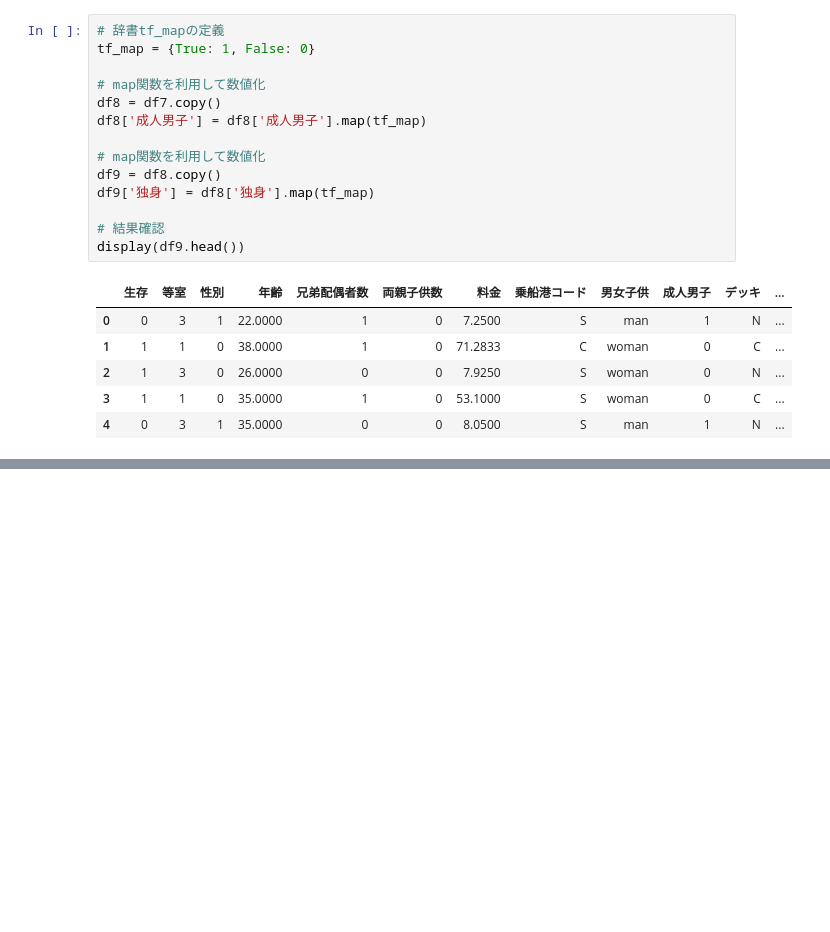
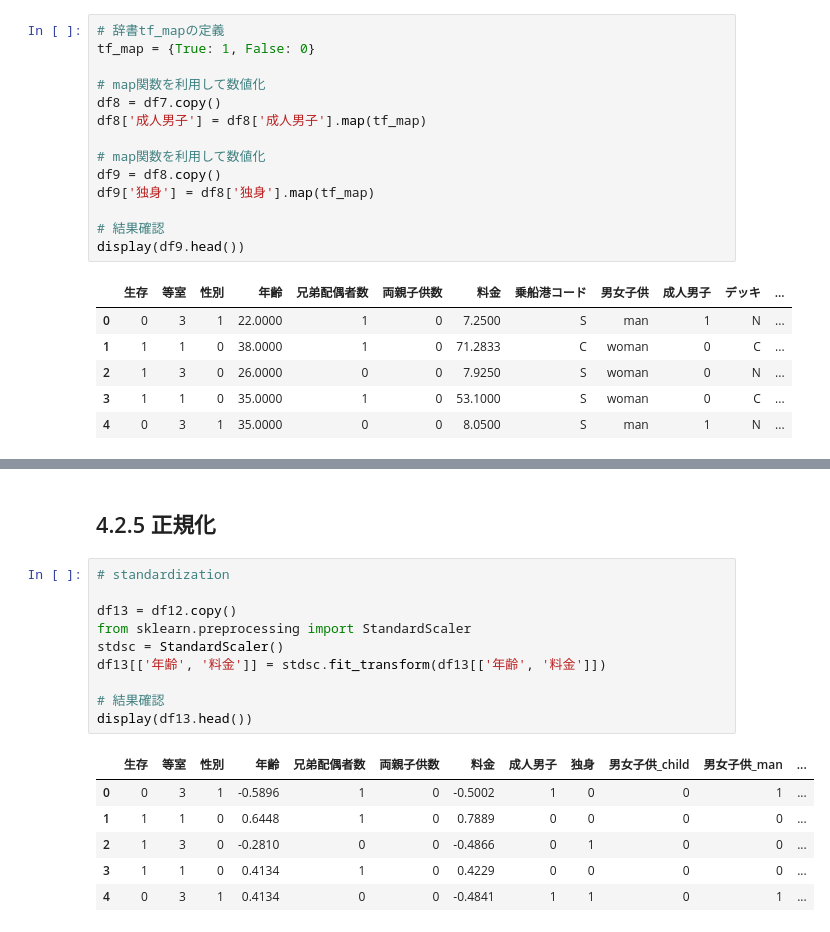
Before and after one commit to hirokimituya/book_create-profitable-AI-with-Python, a Jupyter notebook: ch04_02_data_preprocess.ipynb, the cells around one changed output, grey strips where cells are left out. Cells and saved outputs as stored; diff of their text form; blank space fills up the shorter version.

```diff
--- a/ch04_02_data_preprocess.ipynb
+++ b/ch04_02_data_preprocess.ipynb
@@ -210,0 +283,19 @@ display(df9.head())
+# %% [markdown]
+## 4.2.5 正規化
+# %%
+# standardization
+
+df13 = df12.copy()
+from sklearn.preprocessing import StandardScaler
+stdsc = StandardScaler()
+df13[['年齢', '料金']] = stdsc.fit_transform(df13[['年齢', '料金']])
+
+# 結果確認
+display(df13.head())
+# %% [output]
+|  | 生存 | 等室 | 性別 | 年齢 | 兄弟配偶者数 | 両親子供数 | 料金 | 成人男子 | 独身 | 男女子供_child | 男女子供_man | ... |
+| 0 | 0 | 3 | 1 | -0.5896 | 1 | 0 | -0.5002 | 1 | 0 | 0 | 1 | ... |
+| 1 | 1 | 1 | 0 | 0.6448 | 1 | 0 | 0.7889 | 0 | 0 | 0 | 0 | ... |
+| 2 | 1 | 3 | 0 | -0.2810 | 0 | 0 | -0.4866 | 0 | 1 | 0 | 0 | ... |
+| 3 | 1 | 1 | 0 | 0.4134 | 1 | 0 | 0.4229 | 0 | 0 | 0 | 0 | ... |
+| 4 | 0 | 3 | 1 | 0.4134 | 0 | 0 | -0.4841 | 1 | 1 | 0 | 1 | ... |
```
Also changed, not shown: parts of 7 cells of this notebook.
